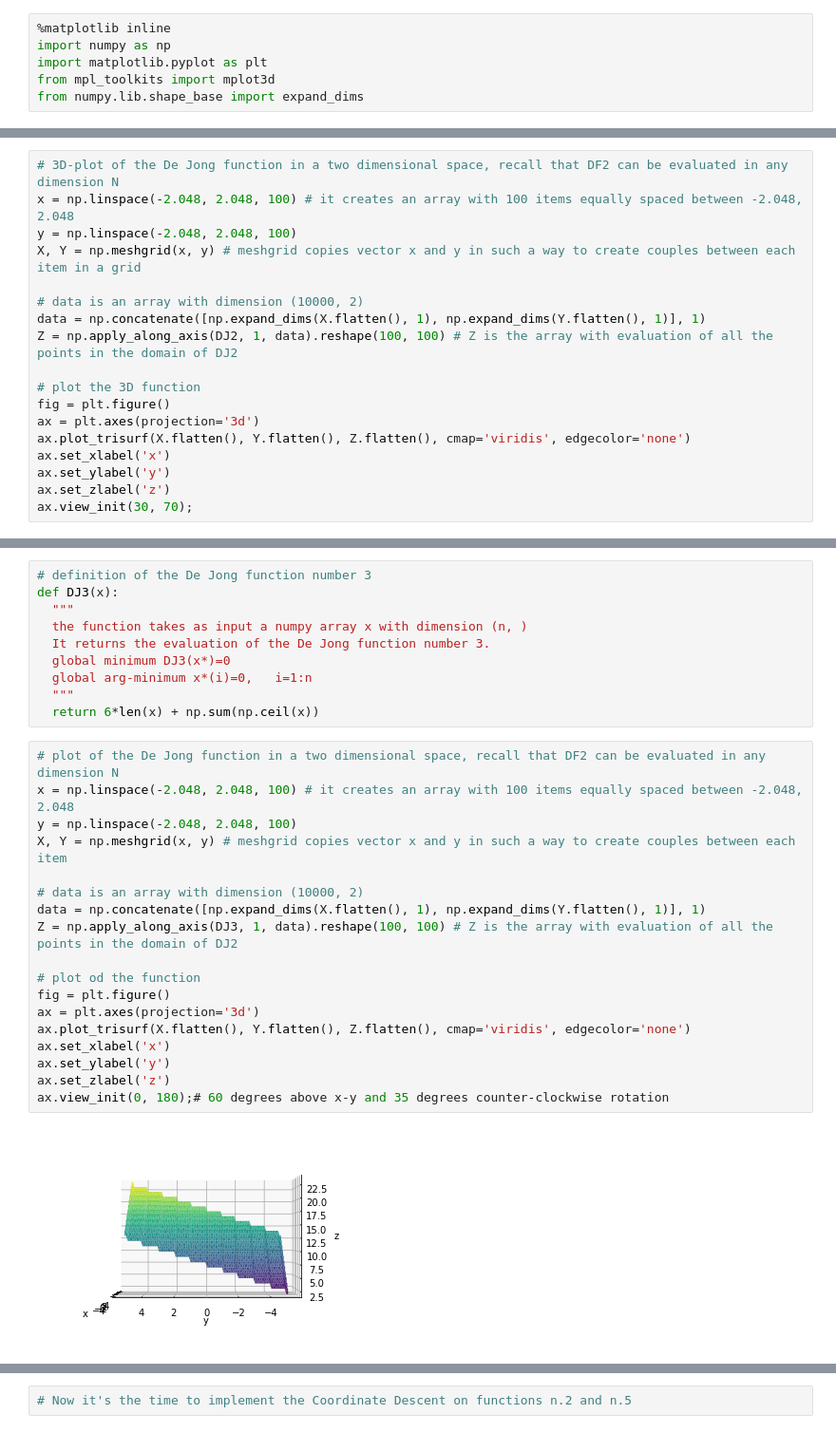
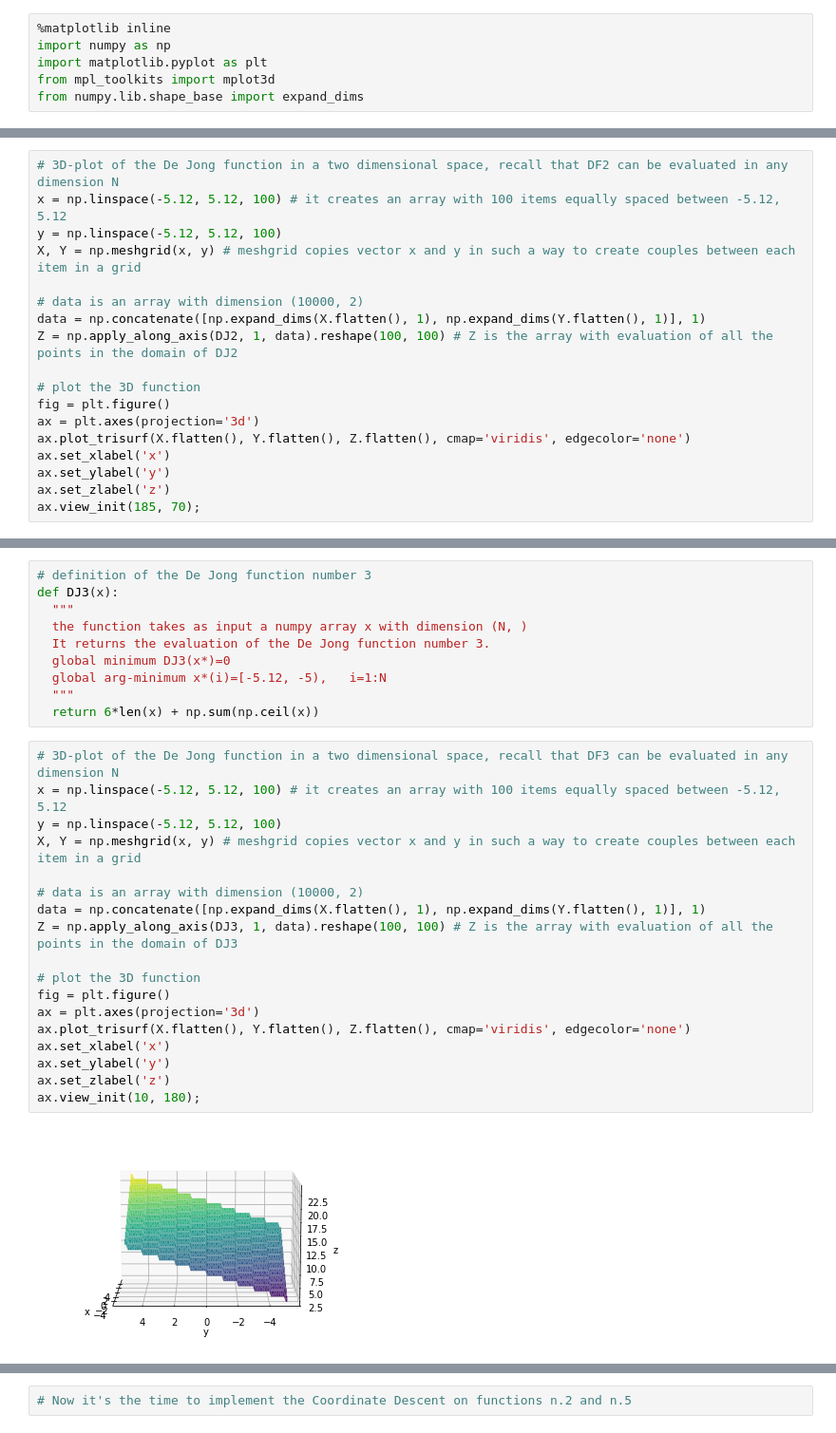
Before and after one commit to UmbertoJr/OptimizationMethodsAndAnlgorithms_UNIMORE, a Jupyter notebook: meta_heuristic.ipynb, the cells around one changed output, grey strips where cells are left out. Shown at 95% size. Saved outputs shown, nothing was run; the diff lists cells and outputs as text.

```diff
--- a/meta_heuristic.ipynb
+++ b/meta_heuristic.ipynb
@@ -21,8 +32,8 @@ def DJ2(x):
   return r
 # %%
 # 3D-plot of the De Jong function in a two dimensional space, recall that DF2 can be evaluated in any dimension N
-x = np.linspace(-2.048, 2.048, 100) # it creates an array with 100 items equally spaced between -2.048, 2.048
-y = np.linspace(-2.048, 2.048, 100)
+x = np.linspace(-5.12, 5.12, 100) # it creates an array with 100 items equally spaced between -5.12, 5.12
+y = np.linspace(-5.12, 5.12, 100)
 X, Y = np.meshgrid(x, y) # meshgrid copies vector x and y in such a way to create couples between each item in a grid
 
 # data is an array with dimension (10000, 2)
@@ -36,5 +47,5 @@ ax.plot_trisurf(X.flatten(), Y.flatten(), Z.flatten(), cmap='viridis', edgecolor
 ax.set_xlabel('x')
 ax.set_ylabel('y')
 ax.set_zlabel('z')
-ax.view_init(30, 70);
+ax.view_init(185, 70);
 # %% [output]
@@ -45,29 +66,29 @@ ax.view_init(30, 70);
 # definition of the De Jong function number 3
 def DJ3(x):
   """
-  the function takes as input a numpy array x with dimension (n, )
+  the function takes as input a numpy array x with dimension (N, )
   It returns the evaluation of the De Jong function number 3.
   global minimum DJ3(x*)=0
-  global arg-minimum x*(i)=0,   i=1:n
+  global arg-minimum x*(i)=[-5.12, -5),   i=1:N
   """
   return 6*len(x) + np.sum(np.ceil(x))
 # %%
-# plot of the De Jong function in a two dimensional space, recall that DF2 can be evaluated in any dimension N
-x = np.linspace(-2.048, 2.048, 100) # it creates an array with 100 items equally spaced between -2.048, 2.048
-y = np.linspace(-2.048, 2.048, 100)
-X, Y = np.meshgrid(x, y) # meshgrid copies vector x and y in such a way to create couples between each item
+# 3D-plot of the De Jong function in a two dimensional space, recall that DF3 can be evaluated in any dimension N
+x = np.linspace(-5.12, 5.12, 100) # it creates an array with 100 items equally spaced between -5.12, 5.12
+y = np.linspace(-5.12, 5.12, 100)
+X, Y = np.meshgrid(x, y) # meshgrid copies vector x and y in such a way to create couples between each item in a grid
 
 # data is an array with dimension (10000, 2)
 data = np.concatenate([np.expand_dims(X.flatten(), 1), np.expand_dims(Y.flatten(), 1)], 1)
-Z = np.apply_along_axis(DJ3, 1, data).reshape(100, 100) # Z is the array with evaluation of all the points in the domain of DJ2
+Z = np.apply_along_axis(DJ3, 1, data).reshape(100, 100) # Z is the array with evaluation of all the points in the domain of DJ3
 
-# plot od the function
+# plot the 3D function
 fig = plt.figure()
 ax = plt.axes(projection='3d')
 ax.plot_trisurf(X.flatten(), Y.flatten(), Z.flatten(), cmap='viridis', edgecolor='none')
 ax.set_xlabel('x')
 ax.set_ylabel('y')
 ax.set_zlabel('z')
-ax.view_init(0, 180);# 60 degrees above x-y and 35 degrees counter-clockwise rotation
+ax.view_init(10, 180);
 # %% [output]
-[figure, old version]
+[figure, new version]
```
Also changed, not shown: parts of 23 cells of this notebook, 1 other file.
